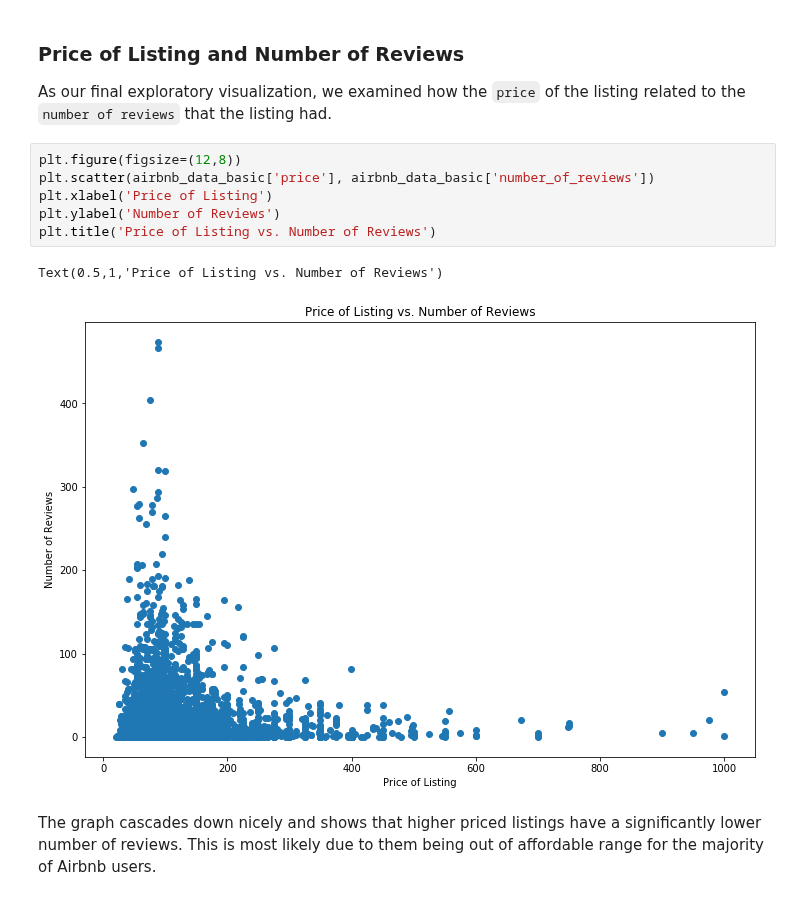
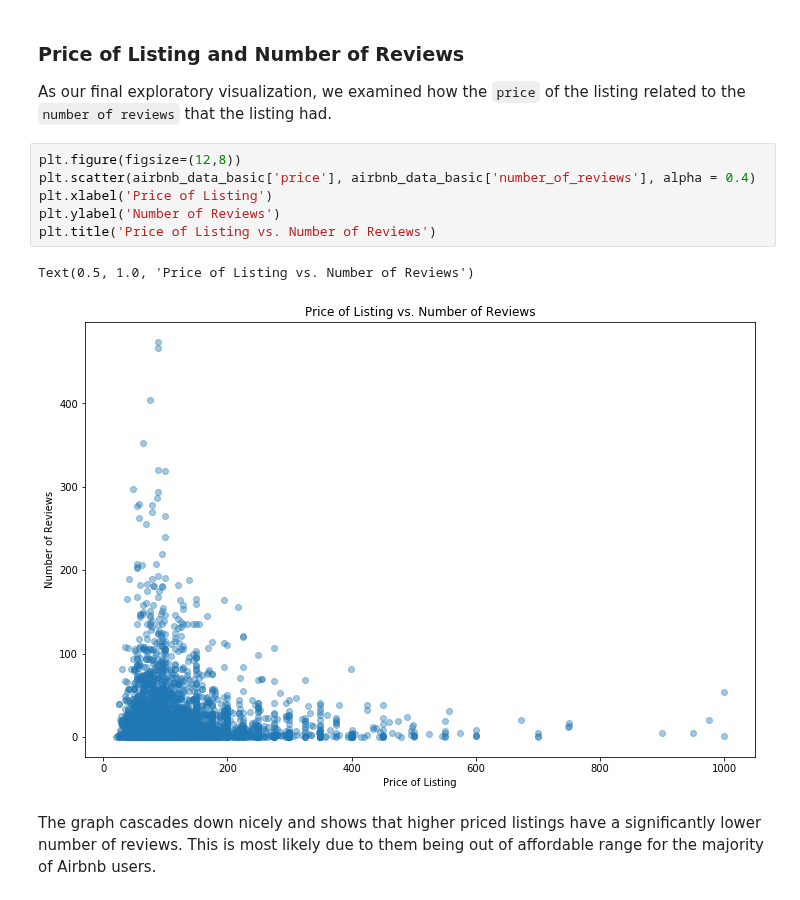
Before and after one commit to joshkeating/inf370-final-project, a Jupyter notebook: analysis.ipynb, the cells around one changed output. Saved outputs shown, nothing was run; the diff lists cells and outputs as text.

Commit message:
updated plot, added param desc, model choice

```diff
--- a/analysis.ipynb
+++ b/analysis.ipynb
@@ -139,13 +139,13 @@ Text(0.5,0,'Average Price (USD)')
 As our final exploratory visualization, we examined how the `price` of the listing related to the `number of reviews` that the listing had.
 # %%
 plt.figure(figsize=(12,8))
-plt.scatter(airbnb_data_basic['price'], airbnb_data_basic['number_of_reviews'])
+plt.scatter(airbnb_data_basic['price'], airbnb_data_basic['number_of_reviews'], alpha = 0.4)
 plt.xlabel('Price of Listing')
 plt.ylabel('Number of Reviews')
 plt.title('Price of Listing vs. Number of Reviews')
 # %% [output]
-Text(0.5,1,'Price of Listing vs. Number of Reviews')
+Text(0.5, 1.0, 'Price of Listing vs. Number of Reviews')
-[figure, old version]
+[figure, new version]
 # %% [markdown]
 The graph cascades down nicely and shows that higher priced listings have a significantly lower number of reviews. This is most likely due to them being out of affordable range for the majority of Airbnb users.
 # %% [markdown]
```
Also changed, not shown: parts of 7 cells of this notebook.
